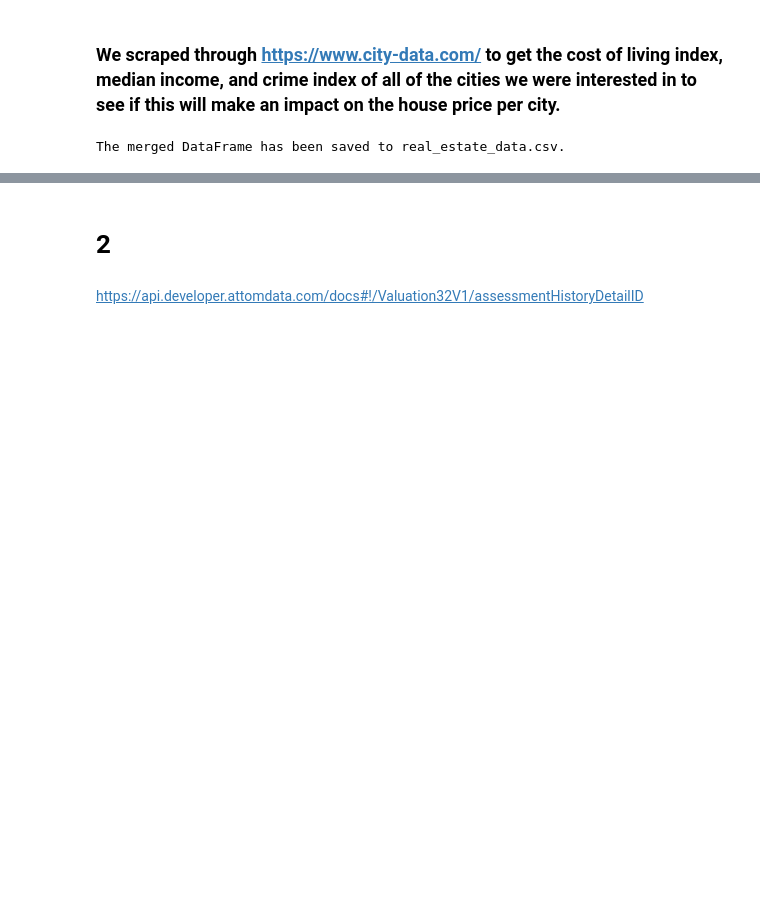
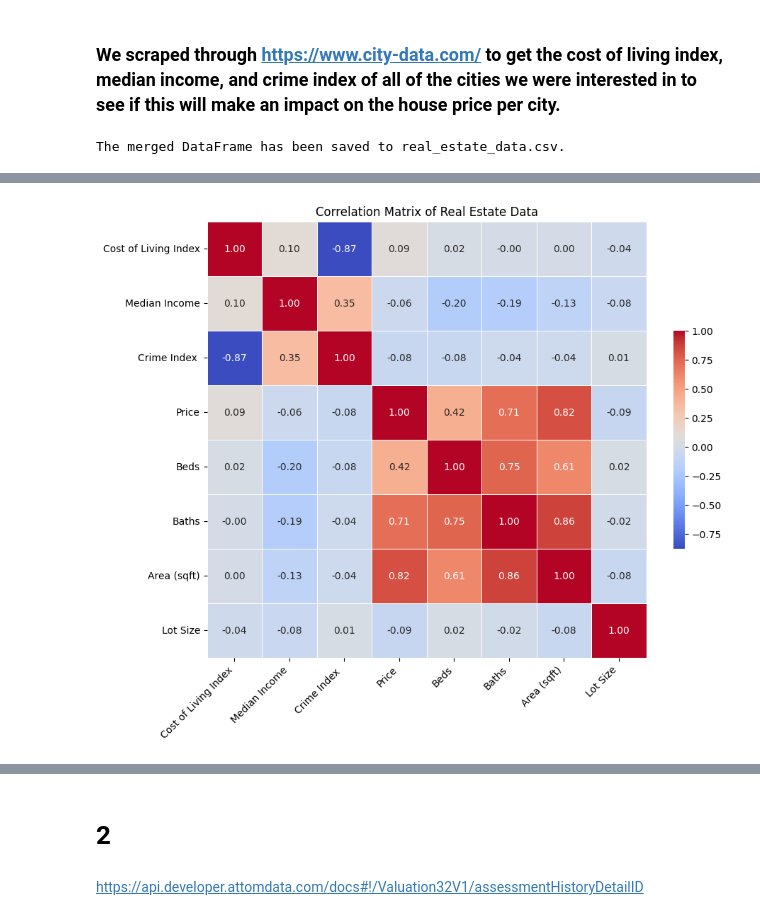
Before and after one commit to ekye0512/STA14B, a Jupyter notebook: HouseInformation.ipynb, the cells around one changed output, grey strips where cells are left out. Saved outputs shown, nothing was run; the diff lists cells and outputs as text; code cells hidden in the pictures; blank space fills up the shorter version.

```diff
--- a/HouseInformation.ipynb
+++ b/HouseInformation.ipynb
@@ -200,3 +203,8 @@ merged_df.to_csv('real_estate_data.csv', index=False)
 print("The merged DataFrame has been saved to real_estate_data.csv.")
 # %% [output]
 The merged DataFrame has been saved to real_estate_data.csv.
+# %%
+merged_df=pd.read_csv('real_estate_data.csv')
+merged_df['Price'] = merged_df['Price'].replace('[\$,]', '', regex=True).astype(float)
+
+merged_df.head()
@@ -202,0 +218,26 @@ The merged DataFrame has been saved to real_estate_data.csv.
+# %%
+import pandas as pd
+import seaborn as sns
+import matplotlib.pyplot as plt
+
+# Assuming 'merged_df' is your pandas DataFrame
+# Clean and convert necessary columns to numeric as done previously
+merged_df['Beds'] = pd.to_numeric(merged_df['Beds'], errors='coerce')
+merged_df['Baths'] = pd.to_numeric(merged_df['Baths'], errors='coerce')
+merged_df['Area (sqft)'] = pd.to_numeric(merged_df['Area (sqft)'].str.replace(',', ''), errors='coerce')
+merged_df['Lot Size'] = pd.to_numeric(merged_df['Lot Size'].str.replace(',', ''), errors='coerce')
+
+# Compute the correlation matrix
+corr = merged_df.corr()
+
+# Create the heatmap
+plt.figure(figsize=(10, 8))
+sns.heatmap(corr, annot=True, fmt=".2f", cmap='coolwarm', linewidths=.5, cbar_kws={"shrink": .5})
+
+# Adjust the layout
+plt.xticks(rotation=45, ha='right')
+plt.yticks(rotation=0)
+plt.title('Correlation Matrix of Real Estate Data')
+plt.show()
+# %% [output]
+[figure, added]
```
Also changed, not shown: parts of 15 cells of this notebook.
